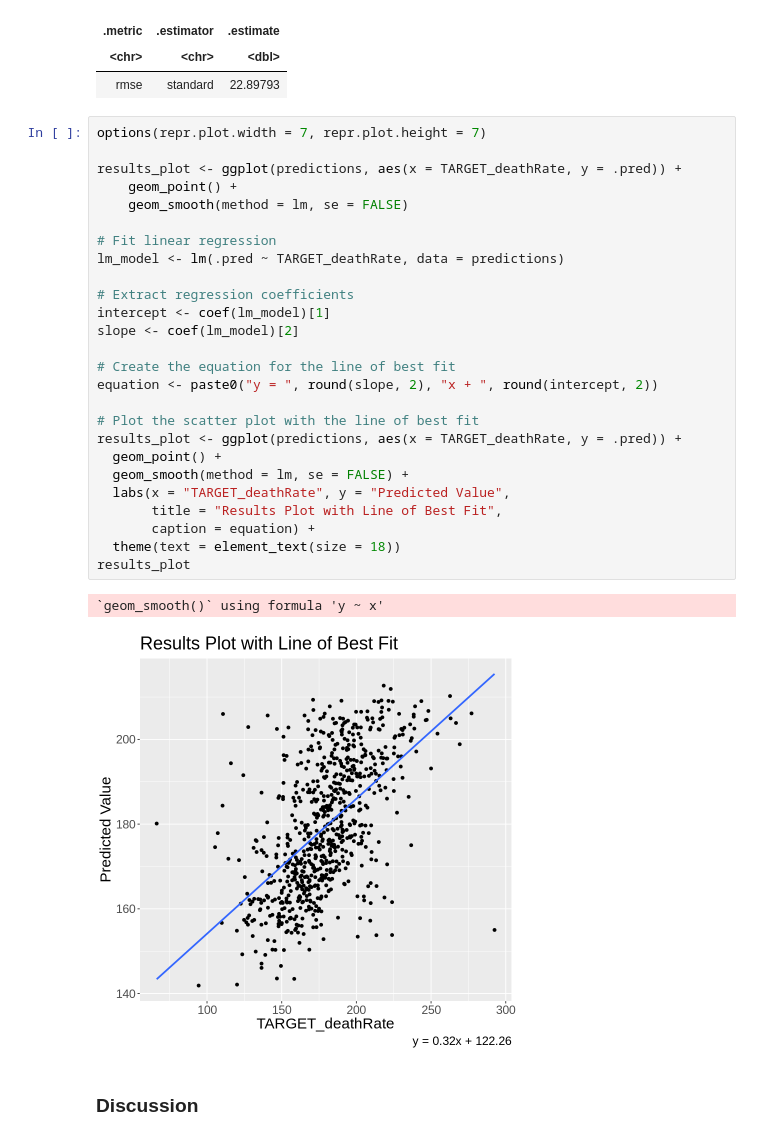
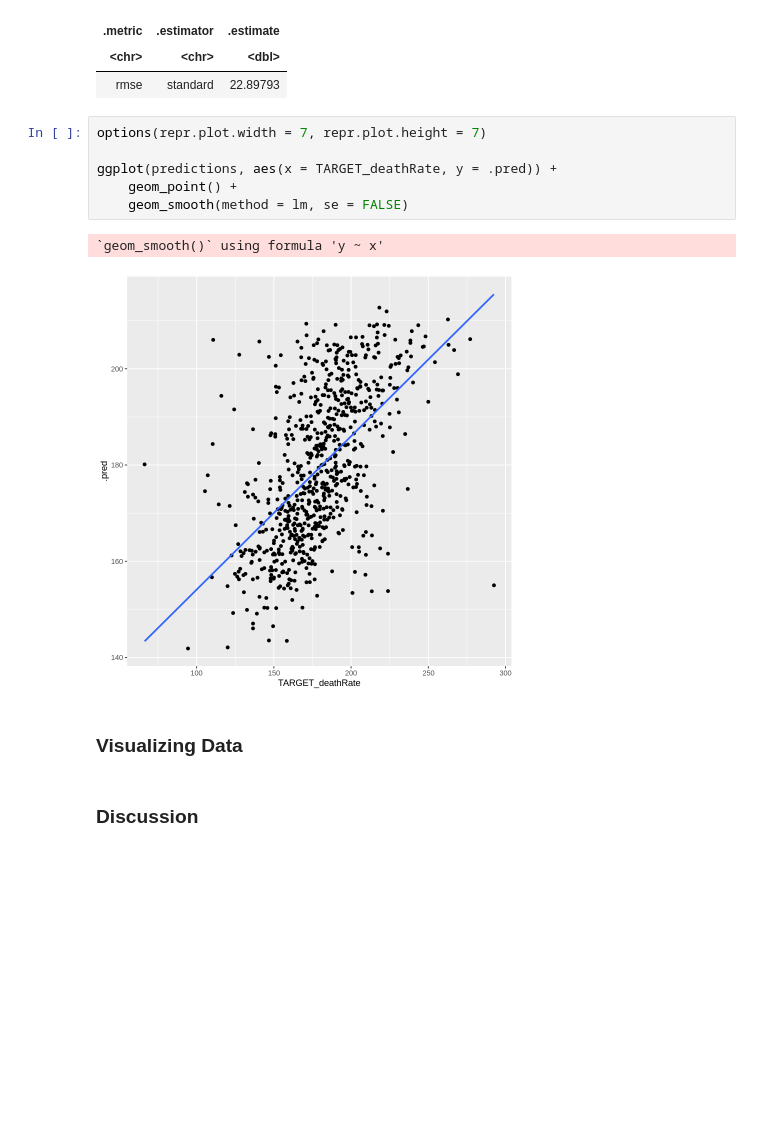
Before and after one commit to caswellbrett/CancerMortalityPrediction, a Jupyter notebook: Report.ipynb, the cells around one changed output. Cells and saved outputs as stored; diff of their text form; blank space fills up the shorter version.

```diff
--- a/Report.ipynb
+++ b/Report.ipynb
@@ -527,32 +520,14 @@ A tibble: 1 × 3
 # %%
 options(repr.plot.width = 7, repr.plot.height = 7)
 
-results_plot <- ggplot(predictions, aes(x = TARGET_deathRate, y = .pred)) +
+ggplot(predictions, aes(x = TARGET_deathRate, y = .pred)) +
     geom_point() +
     geom_smooth(method = lm, se = FALSE)
-
-# Fit linear regression
-lm_model <- lm(.pred ~ TARGET_deathRate, data = predictions)
-
-# Extract regression coefficients
-intercept <- coef(lm_model)[1]
-slope <- coef(lm_model)[2]
-
-# Create the equation for the line of best fit
-equation <- paste0("y = ", round(slope, 2), "x + ", round(intercept, 2))
-
-# Plot the scatter plot with the line of best fit
-results_plot <- ggplot(predictions, aes(x = TARGET_deathRate, y = .pred)) +
-  geom_point() +
-  geom_smooth(method = lm, se = FALSE) +
-  labs(x = "TARGET_deathRate", y = "Predicted Value",
-       title = "Results Plot with Line of Best Fit",
-       caption = equation) +
-  theme(text = element_text(size = 18))
-results_plot
 # %% [output]
 `geom_smooth()` using formula 'y ~ x'
-[figure, old version]
+[figure, new version]
+# %% [markdown]
+### Visualizing Data
 # %% [markdown]
 ### Discussion
 # %% [markdown]
```
Also changed, not shown: parts of 14 cells of this notebook.
